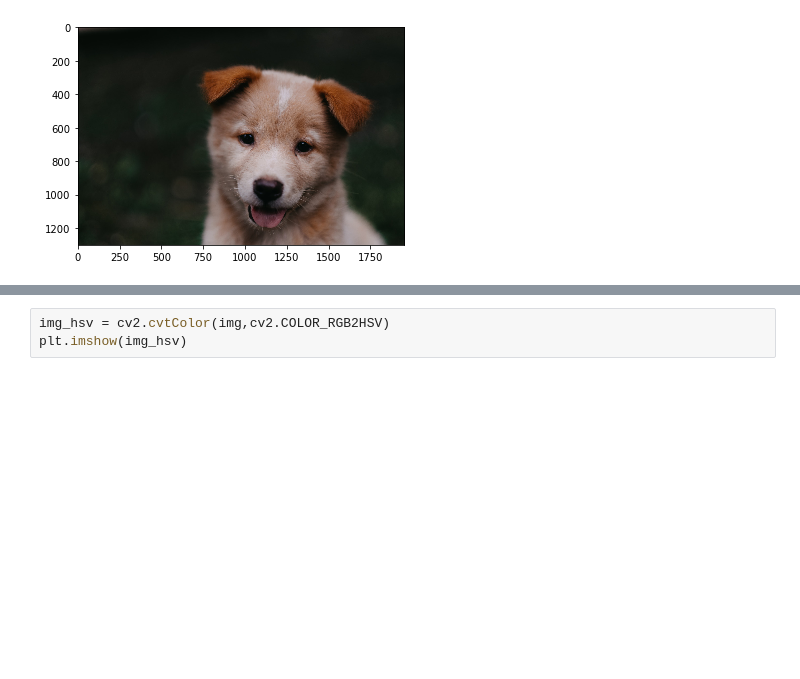
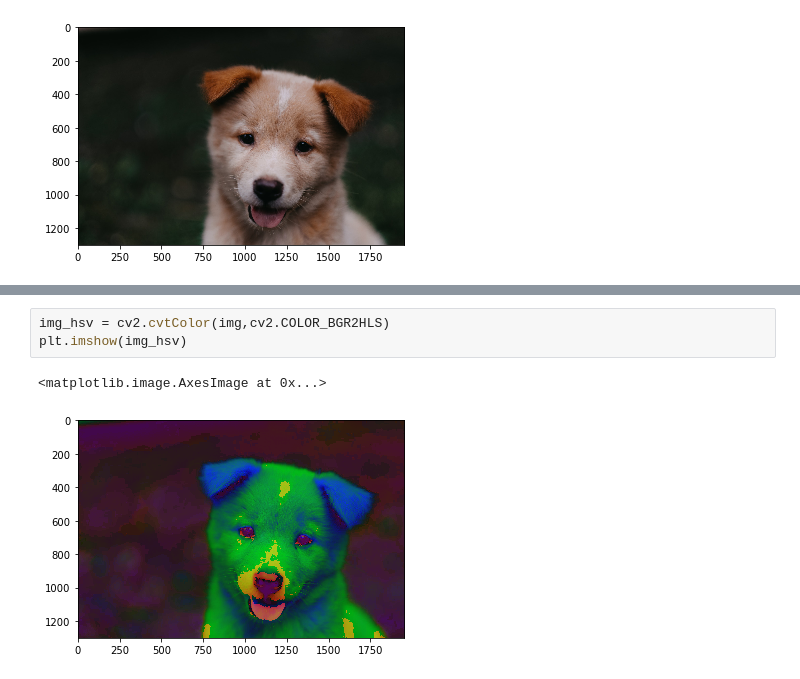
Before and after one commit to Poom-Yoosorn/ComputerVision_OpenCV_DeepLearning, a Jupyter notebook: 02_ImageProcessing_ColorMapping.ipynb, the cells around one changed output, grey strips where cells are left out. Saved outputs shown, nothing was run; the diff lists cells and outputs as text; blank space fills up the shorter version.

```diff
--- a/02_ImageProcessing_ColorMapping.ipynb
+++ b/02_ImageProcessing_ColorMapping.ipynb
@@ -24,3 +24,6 @@ plt.imshow(img_hsv)
 # %%
-img_hsv = cv2.cvtColor(img,cv2.COLOR_RGB2HSV)
+img_hsv = cv2.cvtColor(img,cv2.COLOR_BGR2HLS)
 plt.imshow(img_hsv)
+# %% [output]
+<matplotlib.image.AxesImage at 0x...>
+[figure, added]
```
Also changed, not shown: parts of 1 cell of this notebook, 1 other file.
